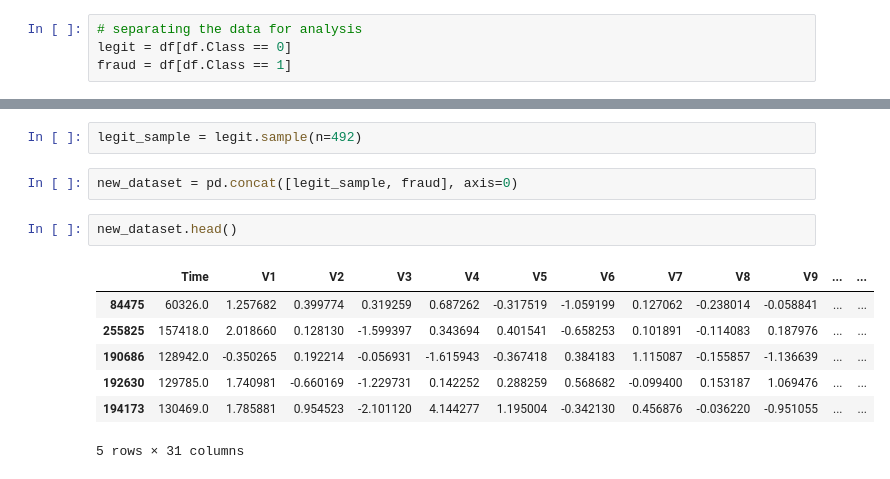
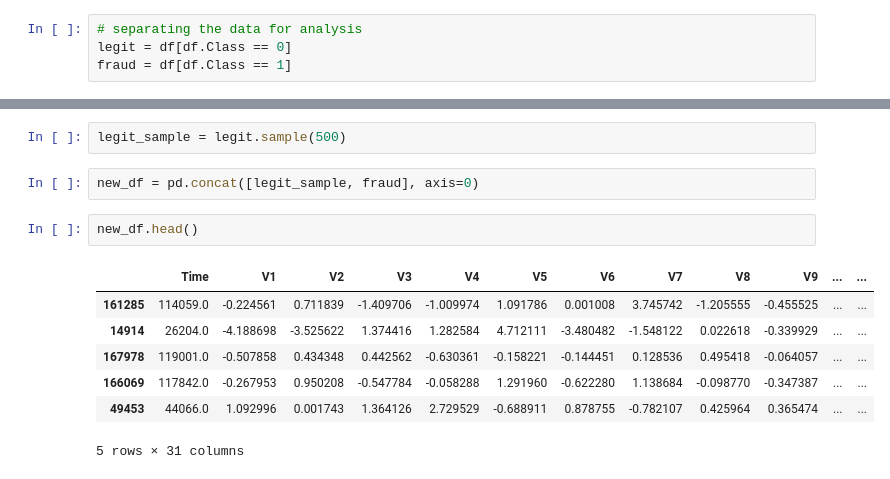
Before and after one commit to Imshubhham/Imshubham, a Jupyter notebook: Credit_card_fraud_detection.ipynb, the cells around one changed output, grey strips where cells are left out. Drawn from its saved outputs; the diff is of its cells as text.

```diff
--- a/Credit_card_fraud_detection.ipynb
+++ b/Credit_card_fraud_detection.ipynb
@@ -172,16 +161,16 @@ df.groupby('Class').mean()
 2 rows × 30 columns
 # %%
-legit_sample = legit.sample(n=492)
+legit_sample = legit.sample(500)
 # %%
-new_dataset = pd.concat([legit_sample, fraud], axis=0)
+new_df = pd.concat([legit_sample, fraud], axis=0)
 # %%
-new_dataset.head()
+new_df.head()
 # %% [output]
 |  | Time | V1 | V2 | V3 | V4 | V5 | V6 | V7 | V8 | V9 | ... | ... |
-| 84475 | 60326.0 | 1.257682 | 0.399774 | 0.319259 | 0.687262 | -0.317519 | -1.059199 | 0.127062 | -0.238014 | -0.058841 | ... | ... |
-| 255825 | 157418.0 | 2.018660 | 0.128130 | -1.599397 | 0.343694 | 0.401541 | -0.658253 | 0.101891 | -0.114083 | 0.187976 | ... | ... |
-| 190686 | 128942.0 | -0.350265 | 0.192214 | -0.056931 | -1.615943 | -0.367418 | 0.384183 | 1.115087 | -0.155857 | -1.136639 | ... | ... |
-| 192630 | 129785.0 | 1.740981 | -0.660169 | -1.229731 | 0.142252 | 0.288259 | 0.568682 | -0.099400 | 0.153187 | 1.069476 | ... | ... |
-| 194173 | 130469.0 | 1.785881 | 0.954523 | -2.101120 | 4.144277 | 1.195004 | -0.342130 | 0.456876 | -0.036220 | -0.951055 | ... | ... |
+| 161285 | 114059.0 | -0.224561 | 0.711839 | -1.409706 | -1.009974 | 1.091786 | 0.001008 | 3.745742 | -1.205555 | -0.455525 | ... | ... |
+| 14914 | 26204.0 | -4.188698 | -3.525622 | 1.374416 | 1.282584 | 4.712111 | -3.480482 | -1.548122 | 0.022618 | -0.339929 | ... | ... |
+| 167978 | 119001.0 | -0.507858 | 0.434348 | 0.442562 | -0.630361 | -0.158221 | -0.144451 | 0.128536 | 0.495418 | -0.064057 | ... | ... |
+| 166069 | 117842.0 | -0.267953 | 0.950208 | -0.547784 | -0.058288 | 1.291960 | -0.622280 | 1.138684 | -0.098770 | -0.347387 | ... | ... |
+| 49453 | 44066.0 | 1.092996 | 0.001743 | 1.364126 | 2.729529 | -0.688911 | 0.878755 | -0.782107 | 0.425964 | 0.365474 | ... | ... |
 5 rows × 31 columns
 # %%
```
Also changed, not shown: parts of 40 cells of this notebook.
